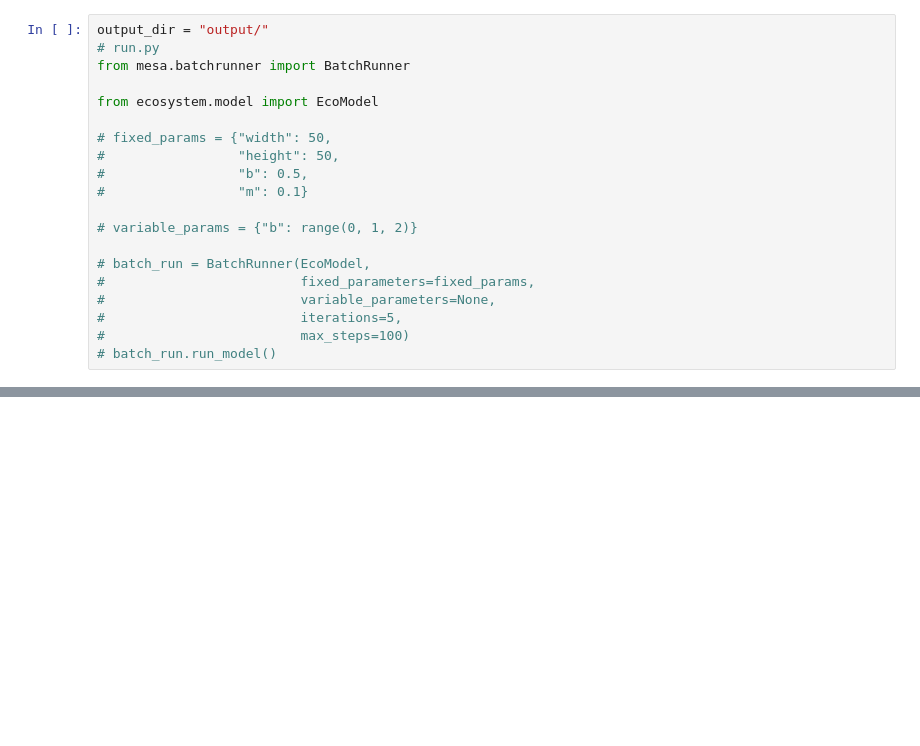
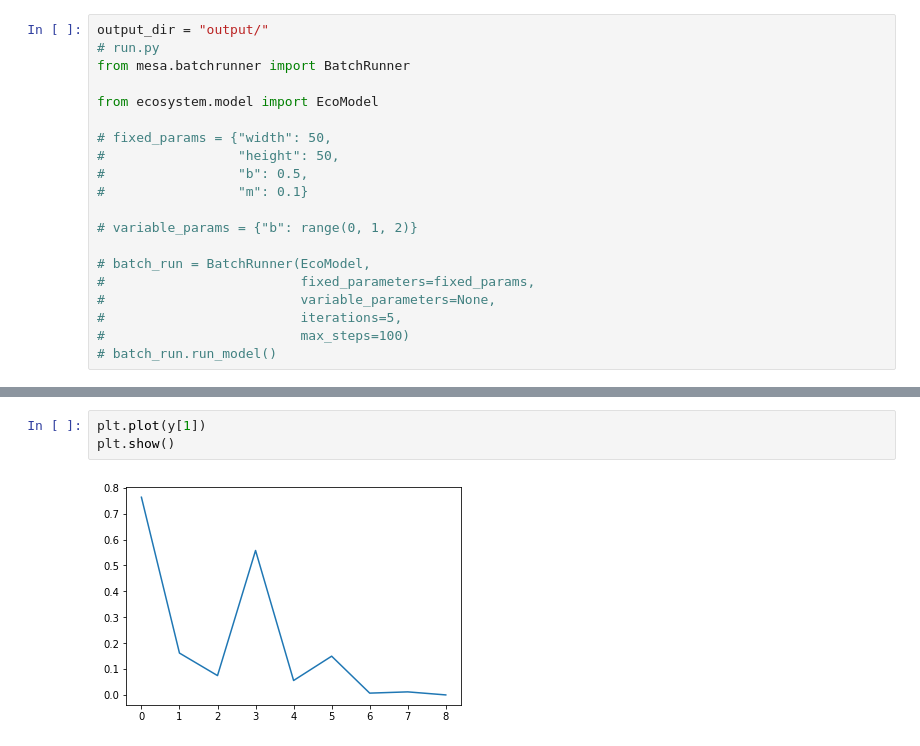
Before and after one commit to intramuros/abm, a Jupyter notebook: Gather and plot.ipynb, the cells around one changed output, grey strips where cells are left out. Drawn from its saved outputs; the diff is of its cells as text; blank space fills up the shorter version.

```diff
--- a/Gather and plot.ipynb
+++ b/Gather and plot.ipynb
@@ -114,0 +234,5 @@ plt.show()
+# %%
+plt.plot(y[1])
+plt.show()
+# %% [output]
+[figure, added]
```
Also changed, not shown: parts of 11 cells of this notebook, 1 other file.
